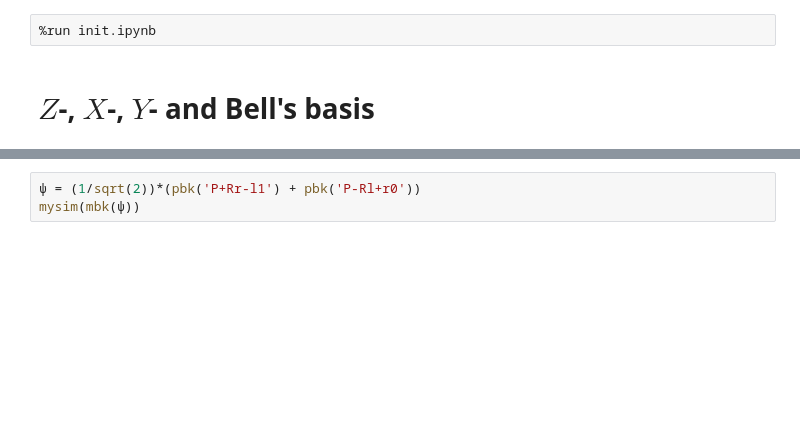
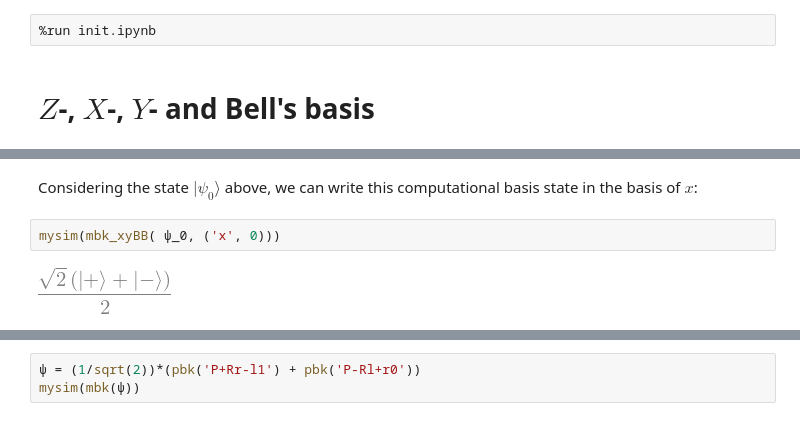
Before and after one commit to StarkeDg/Dirac-notation--analytics-in-python, a Jupyter notebook: 02-basis_main.ipynb, the cells around one changed output, grey strips where cells are left out. Cells and saved outputs as stored; diff of their text form; blank space fills up the shorter version.

```diff
--- a/02-basis_main.ipynb
+++ b/02-basis_main.ipynb
@@ -122,0 +44,6 @@ def BBasis(matrix, *pos):
+# %% [markdown]
+Considering the state $\vert\psi_0\rangle$ above, we can write this computational basis state in the basis of $x$:
+# %%
+mysim(mbk_xyBB( ψ_0, ('x', 0)))
+# %% [output]
+[figure, added]
```
Also changed, not shown: parts of 69 cells of this notebook, 4 other files.
